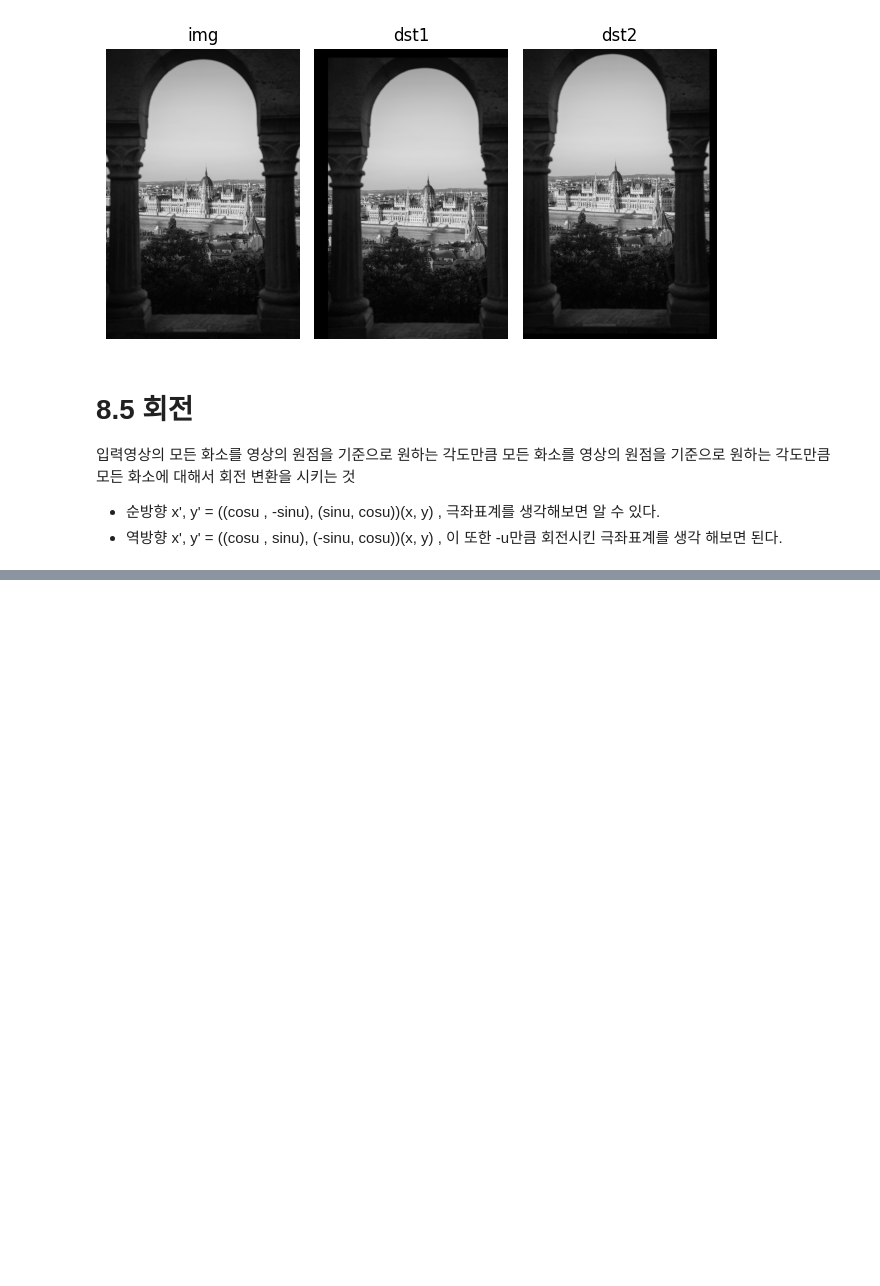
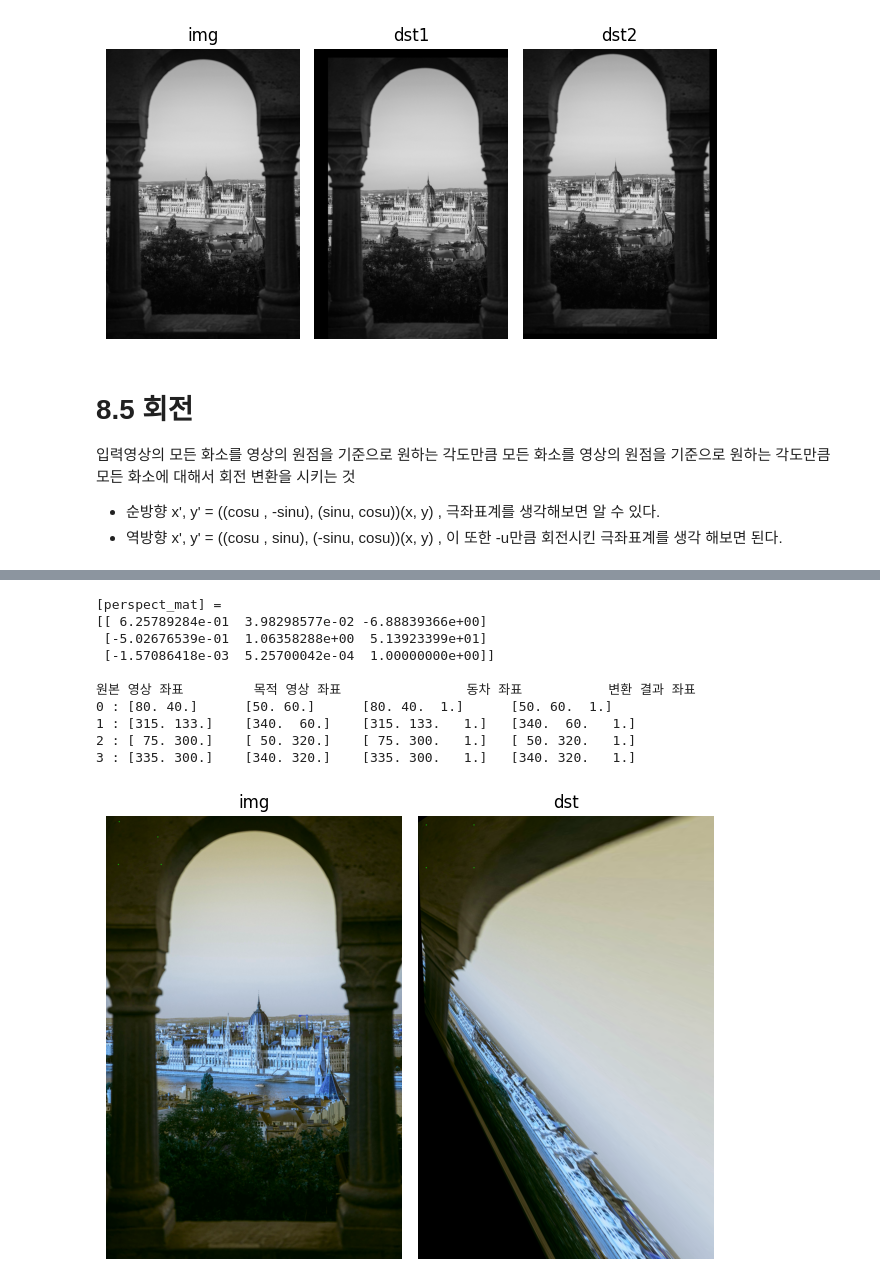
Before and after one commit to toywoo/opencv_tutorial, a Jupyter notebook: source/8_tran_geo.ipynb, the cells around one changed output, grey strips where cells are left out. Drawn from its saved outputs; the diff is of its cells as text; code cells hidden in the pictures; blank space fills up the shorter version.

```diff
--- a/source/8_tran_geo.ipynb
+++ b/source/8_tran_geo.ipynb
@@ -201,0 +310,43 @@ x', y' = ((cosu , sinu), (-sinu, cosu))(x, y) , 이 또한 -u만큼 회전시킨
+# %%
+img = cv2.imread("../images/castle.jpg", cv2.IMREAD_COLOR)
+
+pts1 = np.float32([(80, 40), (315, 133), (75, 300), (335, 300)])
+pts2 = np.float32([(50, 60), (340, 60), (50, 320), (340, 320)])
+
+perspect_mat = cv2.getPerspectiveTransform(pts1, pts2)
+dst = cv2.warpPerspective(img, perspect_mat, img.shape[1::-1], cv2.INTER_CUBIC)
+print("[perspect_mat] = \n%s\n" % perspect_mat)
+
+ones = np.ones((4, 1), np.float64)
+pts3 = np.append(pts1, ones, axis=1)
+pts4 = cv2.gemm(pts3, perspect_mat.T, 1, None, 1)
+
+print("원본 영상 좌표 \t 목적 영상 좌표 \t\t 동차 좌표 \t\t 변환 결과 좌표")
+for i in range(len(pts4)):
+    pts4[i] /= pts4[i][2]
+    print("%i : %-14s %-14s %-18s %-18s" % (i, pts1[i], pts2[i], pts3[i], pts4[i]))
+    cv2.circle(img, tuple(pts1[i].astype(int)), 3, (0, 255, 0), -1)
+    cv2.circle(dst, tuple(pts2[i].astype(int)), 3, (0, 255, 0), -1)
+
+titles = ['img', 'dst']
+fig, axs = plt.subplots(nrows=1, ncols=2)
+
+for ax, title in zip(axs.flat, titles):
+    ax.imshow(eval(title))
+    ax.set_title(title)
+    ax.axis('off')
+
+plt.tight_layout()
+plt.show()
+# %% [output]
+[perspect_mat] =
+[[ 6.25789284e-01  3.98298577e-02 -6.88839366e+00]
+ [-5.02676539e-01  1.06358288e+00  5.13923399e+01]
+ [-1.57086418e-03  5.25700042e-04  1.00000000e+00]]
+
+원본 영상 좌표         목적 영상 좌표                동차 좌표           변환 결과 좌표
+0 : [80. 40.]      [50. 60.]      [80. 40.  1.]      [50. 60.  1.]
+1 : [315. 133.]    [340.  60.]    [315. 133.   1.]   [340.  60.   1.]
+2 : [ 75. 300.]    [ 50. 320.]    [ 75. 300.   1.]   [ 50. 320.   1.]
+3 : [335. 300.]    [340. 320.]    [335. 300.   1.]   [340. 320.   1.]
+[figure, added]
```
Also changed, not shown: parts of 6 cells of this notebook, 3 other files.
